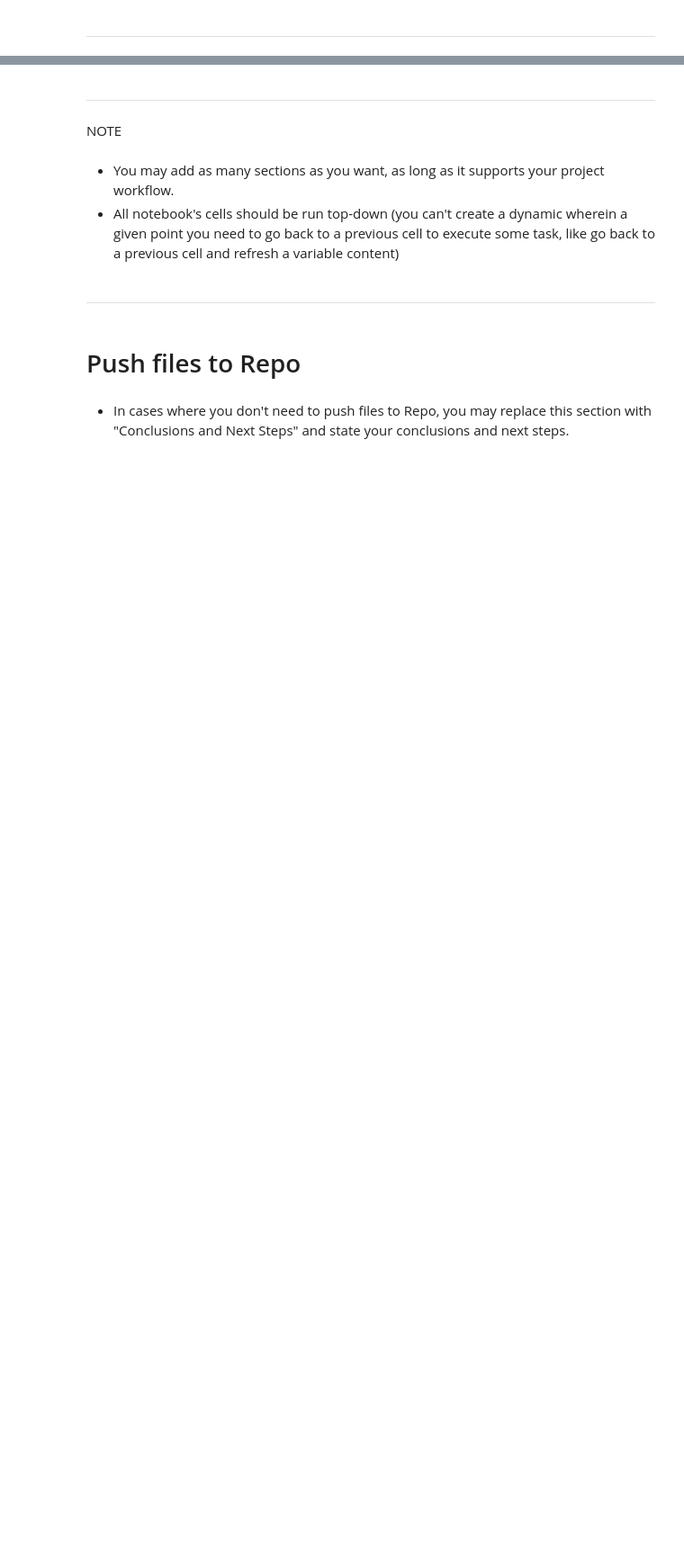
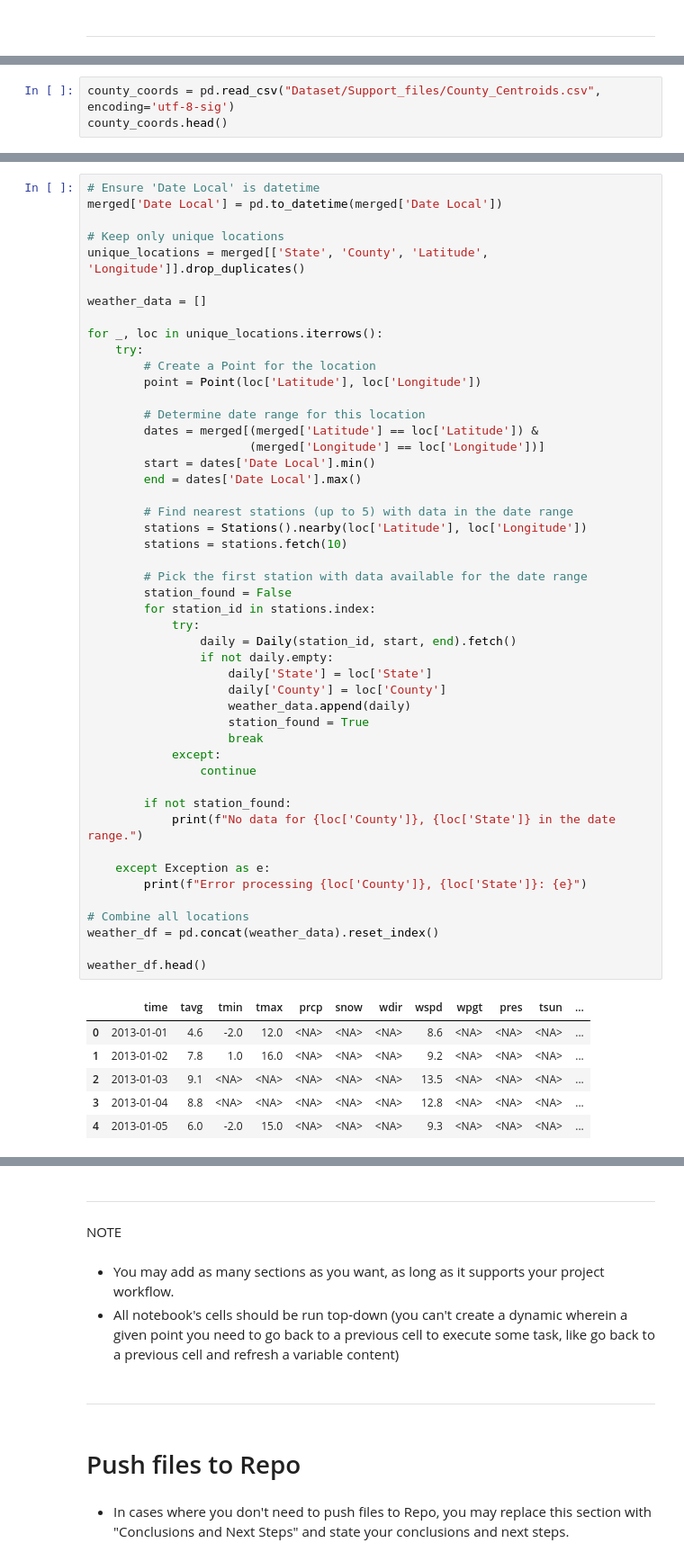
Before and after one commit to Sonya-J00/US_Air_Pollution_Team_2, a Jupyter notebook: jupyter_notebooks/Feature_Engineering.ipynb, the cells around one changed output, grey strips where cells are left out. Shown at 90% size. Cells and saved outputs as stored; diff of their text form; blank space fills up the shorter version.

```diff
--- a/jupyter_notebooks/Feature_Engineering.ipynb
+++ b/jupyter_notebooks/Feature_Engineering.ipynb
@@ -444,0 +458,3 @@ Section 2 content
+# %%
+county_coords = pd.read_csv("Dataset/Support_files/County_Centroids.csv", encoding='utf-8-sig')
+county_coords.head()
@@ -444,0 +612,55 @@ Section 2 content
+# %%
+# Ensure 'Date Local' is datetime
+merged['Date Local'] = pd.to_datetime(merged['Date Local'])
+
+# Keep only unique locations
+unique_locations = merged[['State', 'County', 'Latitude', 'Longitude']].drop_duplicates()
+
+weather_data = []
+
+for _, loc in unique_locations.iterrows():
+    try:
+        # Create a Point for the location
+        point = Point(loc['Latitude'], loc['Longitude'])
+
+        # Determine date range for this location
+        dates = merged[(merged['Latitude'] == loc['Latitude']) &
+                       (merged['Longitude'] == loc['Longitude'])]
+        start = dates['Date Local'].min()
+        end = dates['Date Local'].max()
+
+        # Find nearest stations (up to 5) with data in the date range
+        stations = Stations().nearby(loc['Latitude'], loc['Longitude'])
+        stations = stations.fetch(10)
+
+        # Pick the first station with data available for the date range
+        station_found = False
+        for station_id in stations.index:
+            try:
+                daily = Daily(station_id, start, end).fetch()
+                if not daily.empty:
+                    daily['State'] = loc['State']
+                    daily['County'] = loc['County']
+                    weather_data.append(daily)
+                    station_found = True
+                    break
+            except:
+                continue
+
+        if not station_found:
+            print(f"No data for {loc['County']}, {loc['State']} in the date range.")
+
+    except Exception as e:
+        print(f"Error processing {loc['County']}, {loc['State']}: {e}")
+
+# Combine all locations
+weather_df = pd.concat(weather_data).reset_index()
+
+weather_df.head()
+# %% [output]
+|  | time | tavg | tmin | tmax | prcp | snow | wdir | wspd | wpgt | pres | tsun | ... |
+| 0 | 2013-01-01 | 4.6 | -2.0 | 12.0 | <NA> | <NA> | <NA> | 8.6 | <NA> | <NA> | <NA> | ... |
+| 1 | 2013-01-02 | 7.8 | 1.0 | 16.0 | <NA> | <NA> | <NA> | 9.2 | <NA> | <NA> | <NA> | ... |
+| 2 | 2013-01-03 | 9.1 | <NA> | <NA> | <NA> | <NA> | <NA> | 13.5 | <NA> | <NA> | <NA> | ... |
+| 3 | 2013-01-04 | 8.8 | <NA> | <NA> | <NA> | <NA> | <NA> | 12.8 | <NA> | <NA> | <NA> | ... |
+| 4 | 2013-01-05 | 6.0 | -2.0 | 15.0 | <NA> | <NA> | <NA> | 9.3 | <NA> | <NA> | <NA> | ... |
```
Also changed, not shown: parts of 28 cells of this notebook, 2 other files.
